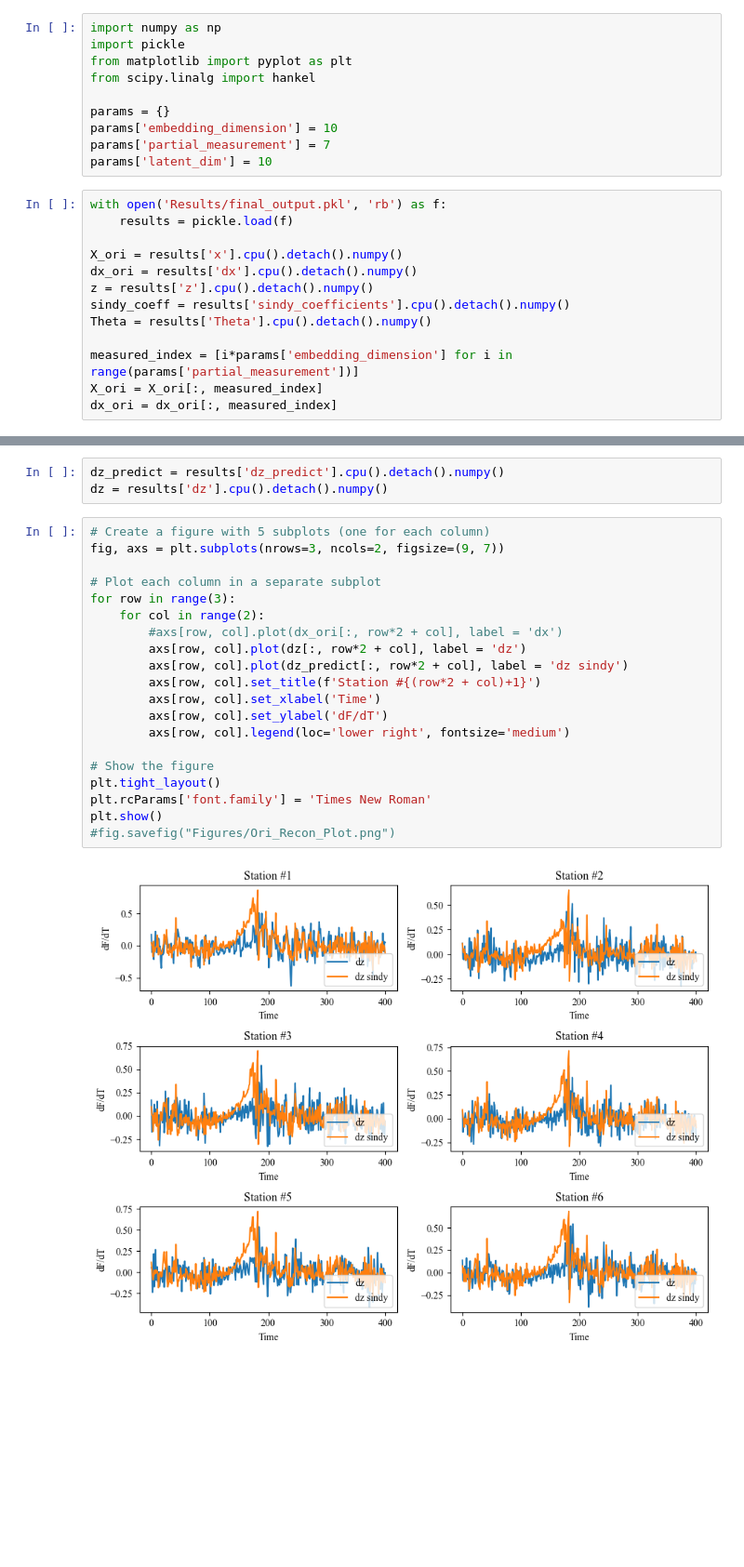
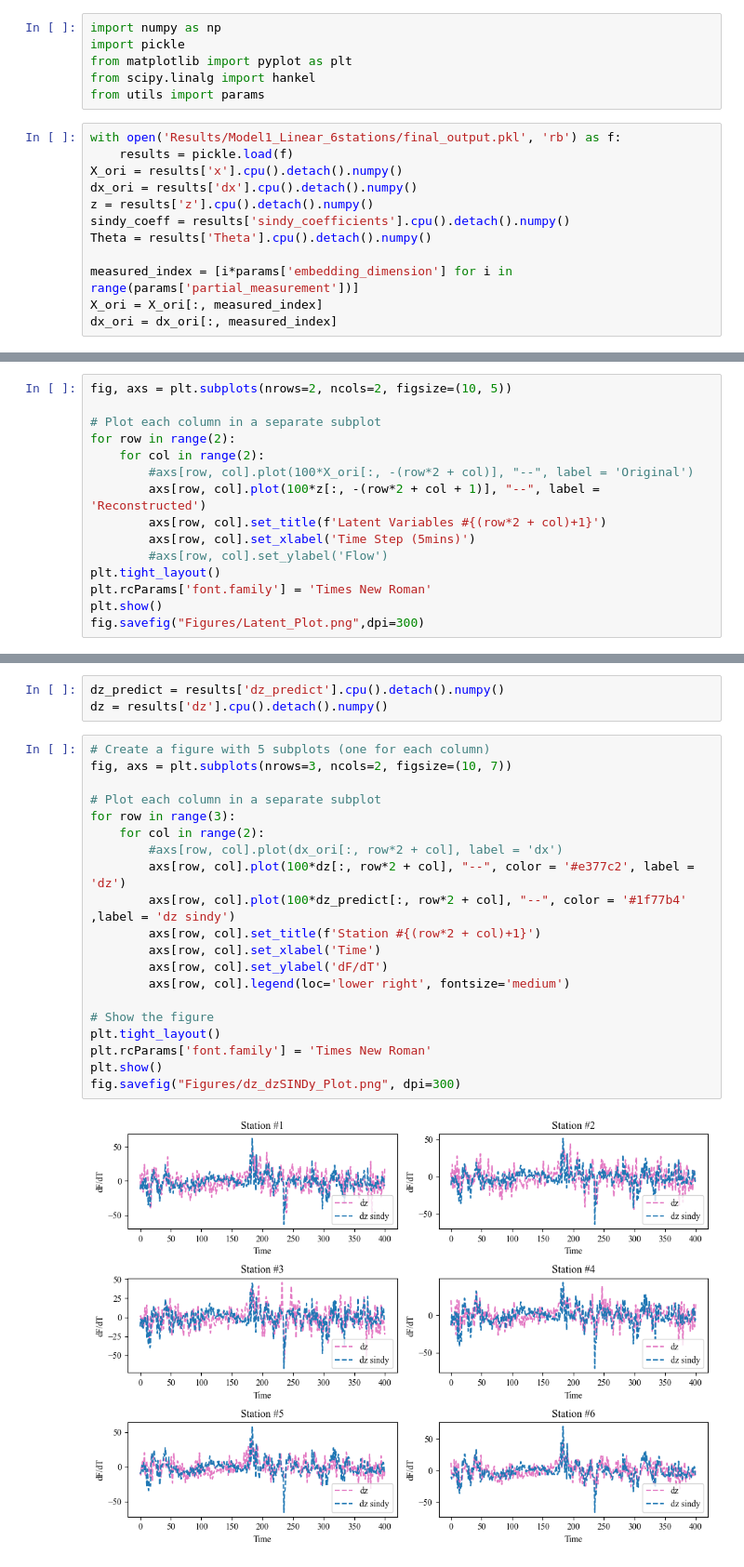
Before and after one commit to wzh96/Traffic_Network_Flow_Dynamics, a Jupyter notebook: Result_visualization.ipynb, the cells around one changed output, grey strips where cells are left out. Shown at 93% size. Drawn from its saved outputs; the diff is of its cells as text; blank space fills up the shorter version.

```diff
--- a/Result_visualization.ipynb
+++ b/Result_visualization.ipynb
@@ -3,15 +3,10 @@ import numpy as np
 import pickle
 from matplotlib import pyplot as plt
 from scipy.linalg import hankel
-
-params = {}
-params['embedding_dimension'] = 10
-params['partial_measurement'] = 7
-params['latent_dim'] = 10
+from utils import params
 # %%
-with open('Results/final_output.pkl', 'rb') as f:
+with open('Results/Model1_Linear_6stations/final_output.pkl', 'rb') as f:
     results = pickle.load(f)
-
 X_ori = results['x'].cpu().detach().numpy()
 dx_ori = results['dx'].cpu().detach().numpy()
 z = results['z'].cpu().detach().numpy()
@@ -65,0 +56,15 @@ fig.savefig("Figures/Ori_Recon_Plot.png")
+# %%
+fig, axs = plt.subplots(nrows=2, ncols=2, figsize=(10, 5))
+
+# Plot each column in a separate subplot
+for row in range(2):
+    for col in range(2):
+        #axs[row, col].plot(100*X_ori[:, -(row*2 + col)], "--", label = 'Original')
+        axs[row, col].plot(100*z[:, -(row*2 + col + 1)], "--", label = 'Reconstructed')
+        axs[row, col].set_title(f'Latent Variables #{(row*2 + col)+1}')
+        axs[row, col].set_xlabel('Time Step (5mins)')
+        #axs[row, col].set_ylabel('Flow')
+plt.tight_layout()
+plt.rcParams['font.family'] = 'Times New Roman'
+plt.show()
+fig.savefig("Figures/Latent_Plot.png",dpi=300)
@@ -68,23 +75,23 @@ dz_predict = results['dz_predict'].cpu().detach().numpy()
 dz = results['dz'].cpu().detach().numpy()
 # %%
 # Create a figure with 5 subplots (one for each column)
-fig, axs = plt.subplots(nrows=3, ncols=2, figsize=(9, 7))
+fig, axs = plt.subplots(nrows=3, ncols=2, figsize=(10, 7))
 
 # Plot each column in a separate subplot
 for row in range(3):
     for col in range(2):
         #axs[row, col].plot(dx_ori[:, row*2 + col], label = 'dx')
-        axs[row, col].plot(dz[:, row*2 + col], label = 'dz')
-        axs[row, col].plot(dz_predict[:, row*2 + col], label = 'dz sindy')
+        axs[row, col].plot(100*dz[:, row*2 + col], "--", color = '#e377c2', label = 'dz')
+        axs[row, col].plot(100*dz_predict[:, row*2 + col], "--", color = '#1f77b4' ,label = 'dz sindy')
         axs[row, col].set_title(f'Station #{(row*2 + col)+1}')
         axs[row, col].set_xlabel('Time')
         axs[row, col].set_ylabel('dF/dT')
         axs[row, col].legend(loc='lower right', fontsize='medium')
 
 # Show the figure
 plt.tight_layout()
 plt.rcParams['font.family'] = 'Times New Roman'
 plt.show()
-#fig.savefig("Figures/Ori_Recon_Plot.png")
+fig.savefig("Figures/dz_dzSINDy_Plot.png", dpi=300)
 # %% [output]
-[figure, old version]
+[figure, new version]
```
Also changed, not shown: parts of 23 cells of this notebook, 14 other files.
